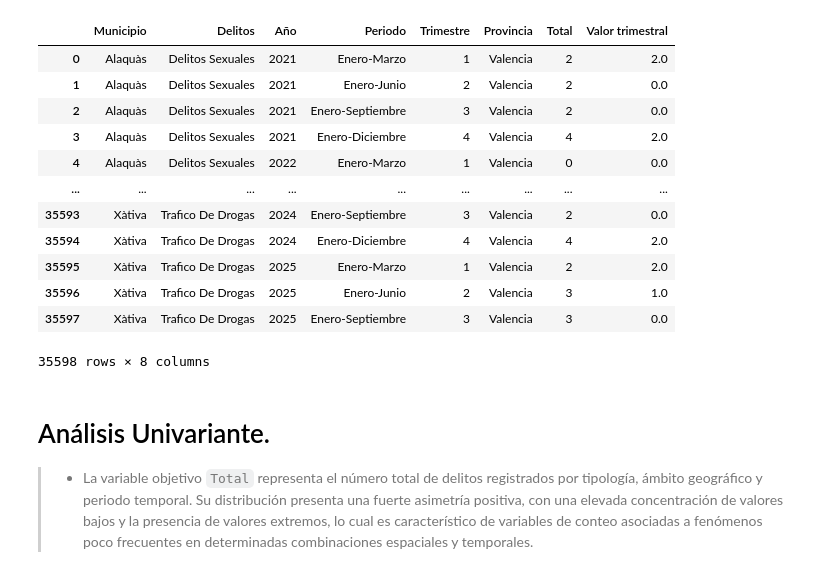
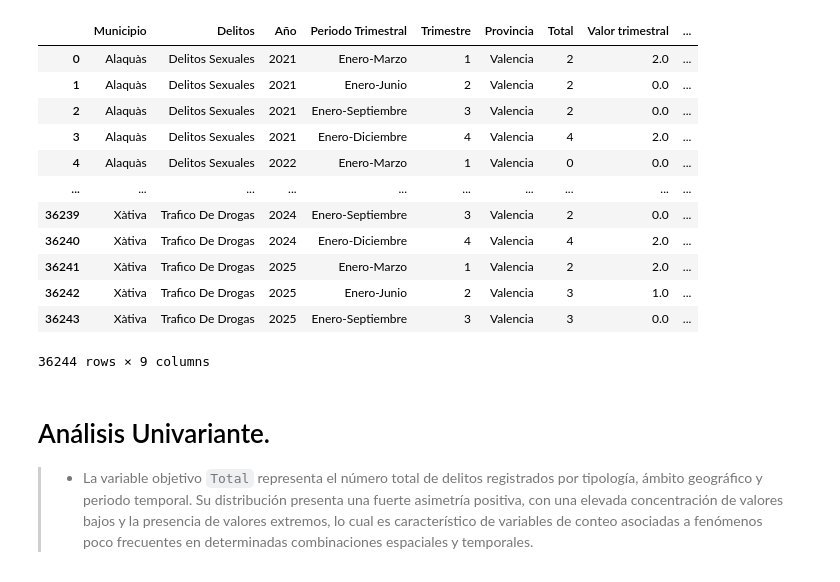
Before and after one commit to 4GeeksAcademy/sp-ml-20-final-project-g4, a Jupyter notebook: src/Analisis y Vizualizacion.ipynb, the cells around one changed output. Drawn from its saved outputs; the diff is of its cells as text; code cells hidden in the pictures.

```diff
--- a/src/Analisis y Vizualizacion.ipynb
+++ b/src/Analisis y Vizualizacion.ipynb
@@ -4,23 +4,23 @@ import numpy as np
 import matplotlib.pyplot as plt
 import seaborn as sns
 # %%
-df_5 = pd.read_csv("../data/processed/df_final (5).csv")
+df_5 = pd.read_csv("../data/processed/df_final_poblacion.csv")
 
 df_5
 # %% [output]
-|  | Municipio | Delitos | Año | Periodo | Trimestre | Provincia | Total | Valor trimestral |
-| 0 | Alaquàs | Delitos Sexuales | 2021 | Enero-Marzo | 1 | Valencia | 2 | 2.0 |
-| 1 | Alaquàs | Delitos Sexuales | 2021 | Enero-Junio | 2 | Valencia | 2 | 0.0 |
-| 2 | Alaquàs | Delitos Sexuales | 2021 | Enero-Septiembre | 3 | Valencia | 2 | 0.0 |
-| 3 | Alaquàs | Delitos Sexuales | 2021 | Enero-Diciembre | 4 | Valencia | 4 | 2.0 |
-| 4 | Alaquàs | Delitos Sexuales | 2022 | Enero-Marzo | 1 | Valencia | 0 | 0.0 |
-| ... | ... | ... | ... | ... | ... | ... | ... | ... |
-| 35593 | Xàtiva | Trafico De Drogas | 2024 | Enero-Septiembre | 3 | Valencia | 2 | 0.0 |
-| 35594 | Xàtiva | Trafico De Drogas | 2024 | Enero-Diciembre | 4 | Valencia | 4 | 2.0 |
-| 35595 | Xàtiva | Trafico De Drogas | 2025 | Enero-Marzo | 1 | Valencia | 2 | 2.0 |
-| 35596 | Xàtiva | Trafico De Drogas | 2025 | Enero-Junio | 2 | Valencia | 3 | 1.0 |
-| 35597 | Xàtiva | Trafico De Drogas | 2025 | Enero-Septiembre | 3 | Valencia | 3 | 0.0 |
+|  | Municipio | Delitos | Año | Periodo Trimestral | Trimestre | Provincia | Total | Valor trimestral | ... |
+| 0 | Alaquàs | Delitos Sexuales | 2021 | Enero-Marzo | 1 | Valencia | 2 | 2.0 | ... |
+| 1 | Alaquàs | Delitos Sexuales | 2021 | Enero-Junio | 2 | Valencia | 2 | 0.0 | ... |
+| 2 | Alaquàs | Delitos Sexuales | 2021 | Enero-Septiembre | 3 | Valencia | 2 | 0.0 | ... |
+| 3 | Alaquàs | Delitos Sexuales | 2021 | Enero-Diciembre | 4 | Valencia | 4 | 2.0 | ... |
+| 4 | Alaquàs | Delitos Sexuales | 2022 | Enero-Marzo | 1 | Valencia | 0 | 0.0 | ... |
+| ... | ... | ... | ... | ... | ... | ... | ... | ... | ... |
+| 36239 | Xàtiva | Trafico De Drogas | 2024 | Enero-Septiembre | 3 | Valencia | 2 | 0.0 | ... |
+| 36240 | Xàtiva | Trafico De Drogas | 2024 | Enero-Diciembre | 4 | Valencia | 4 | 2.0 | ... |
+| 36241 | Xàtiva | Trafico De Drogas | 2025 | Enero-Marzo | 1 | Valencia | 2 | 2.0 | ... |
+| 36242 | Xàtiva | Trafico De Drogas | 2025 | Enero-Junio | 2 | Valencia | 3 | 1.0 | ... |
+| 36243 | Xàtiva | Trafico De Drogas | 2025 | Enero-Septiembre | 3 | Valencia | 3 | 0.0 | ... |
-35598 rows × 8 columns
+36244 rows × 9 columns
 # %% [markdown]
 # Análisis Univariante.
 
```
Also changed, not shown: parts of 23 cells of this notebook, 1 other file.
